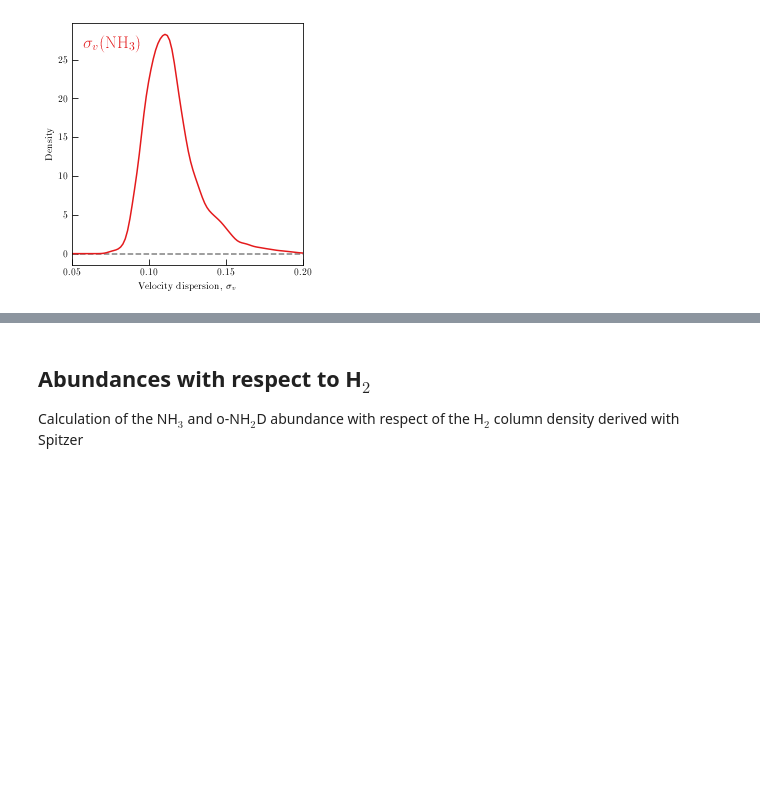
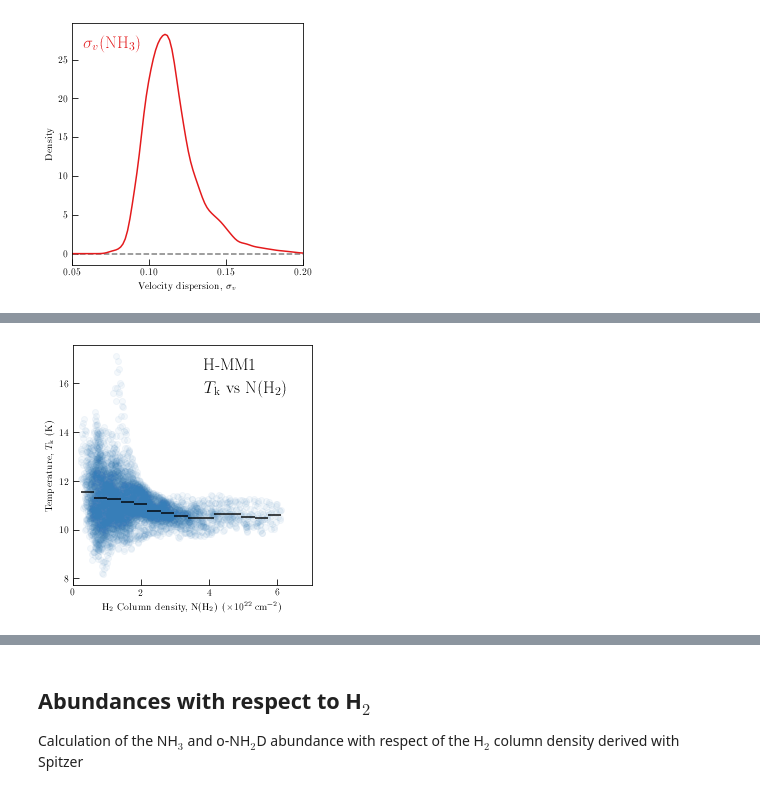
Before and after one commit to jpinedaf/H-MM1_NH3, a Jupyter notebook: H-MM1_NH3_H2.ipynb, the cells around one changed output, grey strips where cells are left out. Drawn from its saved outputs; the diff is of its cells as text; code cells hidden in the pictures; blank space fills up the shorter version.

```diff
--- a/H-MM1_NH3_H2.ipynb
+++ b/H-MM1_NH3_H2.ipynb
@@ -1331,13 +385,0 @@ For this calculation we need to regrid the o-NH$_2$D column density map to match
-# %%
-from reproject import reproject_interp
-hd_Ncol = fits.getheader(file_NH3_Ncol)
-N_H2 = fits.getdata(file_H2)
-
-oNH2D_array, footprint = reproject_interp(hdu_oNH2D_clean, hd_Ncol)
-pNH2D_array, footprint = reproject_interp(hdu_pNH2D_clean, hd_Ncol)
-
-oNH2D_NH3 = oNH2D_array/10**(NH3_Ncol-14.)
-
-hdu_oNH2D_NH3_regrid = fits.PrimaryHDU(oNH2D_NH3, hd_Ncol)
-hdu_oNH2D_regrid = fits.PrimaryHDU(oNH2D_array*1e14, hd_Ncol)
-hdu_pNH2D_regrid = fits.PrimaryHDU(pNH2D_array*1e14, hd_Ncol)
@@ -1368,0 +388,10 @@ Set OBSGEO-H to     5053.796 from OBSGEO-[XYZ]'. [astropy.wcs.wcs]
+# %%
+range_N11 = [1.2, 11.5]
+range_H2 = [0.0, 7]
+
+tk = fits.getdata(file_NH3_Tkin)
+
+N_H2_22 = N_H2*1e-22
+N_NH3_14 = 10**(NH3_Ncol-14)
+
+gd_Tk_H2 = np.isfinite(N_H2_22 * tk)
@@ -1368,0 +482,24 @@ Set OBSGEO-H to     5053.796 from OBSGEO-[XYZ]'. [astropy.wcs.wcs]
+# %%
+fig, ax = plt.subplots(figsize=(4, 4))
+ax.scatter(N_H2_22[gd_Tk_H2], tk[gd_Tk_H2], alpha=0.05, color=color_kde[1])#, facecolors='blue', edgecolors='gray')
+# binned values
+ax.hlines(bin_means_Tk_H2, bin_edges_Tk_H2[:-1], bin_edges_Tk_H2[1:],
+          colors='black', lw=2, alpha=0.7)
+ax.set_xlim(range_H2)
+
+ax.set_xlabel(r"H$_2$ Column density, N(H$_2$) ($\times 10^{22}$ cm$^{-2}$)")
+ax.set_ylabel(r"Temperature, $T_{\rm k}$ (K)")
+#
+ax.tick_params(which='major', length=6)
+ax.tick_params(which='minor', length=3)
+
+ax.text(0.55, 0.9,  r'H-MM1', color='black',
+        transform=ax.transAxes, size=17, weight=60)
+ax.text(0.55, 0.8,  r'$T_{\rm k}$ vs N(H$_2$)', color='black',
+        transform=ax.transAxes, size=17, weight=60)
+ax.set_xticks([0, 2, 4, 6])
+plt.tight_layout()
+#
+fig.savefig('figs/H-MM1_NH3_Tk_H2.pdf', dpi=100)
+# %% [output]
+[figure, added]
```
Also changed, not shown: parts of 122 cells of this notebook, 17 other files.
